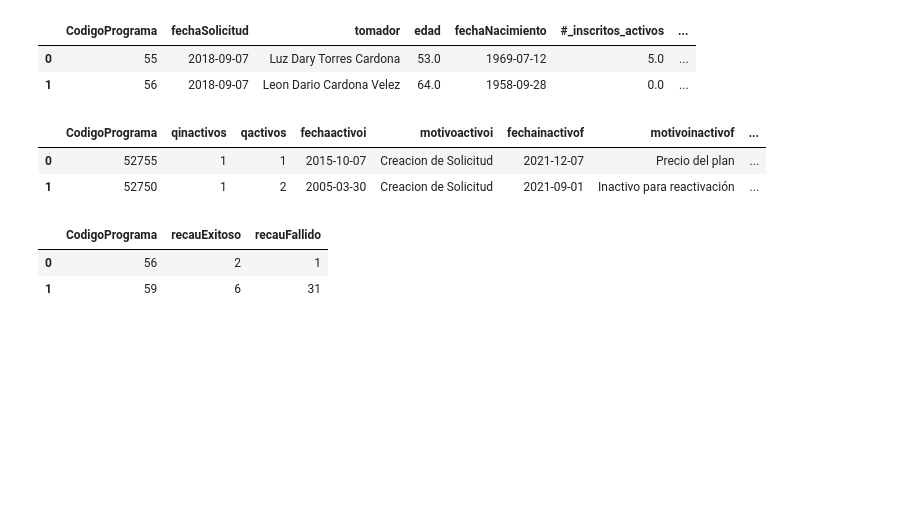
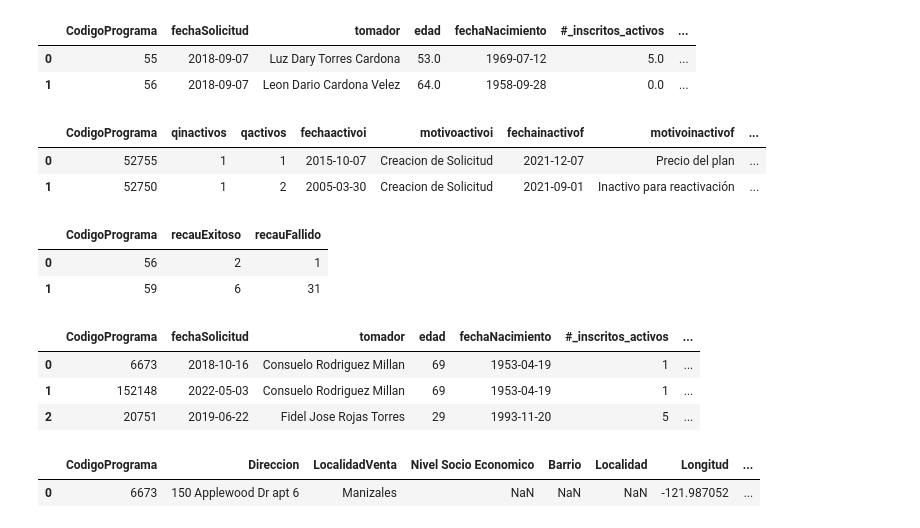
Before and after one commit to cfccfelipe/desercion, a Jupyter notebook: pipeline/union_data.ipynb, the cells around one changed output. Drawn from its saved outputs; the diff is of its cells as text; code cells hidden in the pictures; blank space fills up the shorter version.

```diff
--- a/pipeline/analysis.ipynb
+++ b/pipeline/union_data.ipynb
@@ -252,3 +252,19 @@ pegarrecaudo.head(2)
 principal = principal.merge(pegarestados, on="CodigoPrograma").merge(pegarrecaudo, on="CodigoPrograma")
 # %%
 principal.to_csv("../data/outputs/principal_v0.2.csv")
+# %%
+principal = pd.read_csv("../data/outputs/principal_v0.2.csv")
+direcciones = pd.read_excel("../data/outputs/Direcciones_faltantes.xlsx")
+direcciones.head(3)
+# %% [output]
+|  | CodigoPrograma | fechaSolicitud | tomador | edad | fechaNacimiento | #_inscritos_activos | ... |
+| 0 | 6673 | 2018-10-16 | Consuelo Rodriguez Millan | 69 | 1953-04-19 | 1 | ... |
+| 1 | 152148 | 2022-05-03 | Consuelo Rodriguez Millan | 69 | 1953-04-19 | 1 | ... |
+| 2 | 20751 | 2019-06-22 | Fidel Jose Rojas Torres | 29 | 1993-11-20 | 5 | ... |
+# %%
+direcciones = direcciones[["CodigoPrograma", "Direccion", "LocalidadVenta",
+                        "Nivel Socio Economico", "Barrio", "Localidad", "Longitud", "Latitud"]]
+direcciones.head(1)
+# %% [output]
+|  | CodigoPrograma | Direccion | LocalidadVenta | Nivel Socio Economico | Barrio | Localidad | Longitud | ... |
+| 0 | 6673 | 150 Applewood Dr apt 6 | Manizales | NaN | NaN | NaN | -121.987052 | ... |
```
Also changed, not shown: parts of 4 cells of this notebook, 1 other file.
